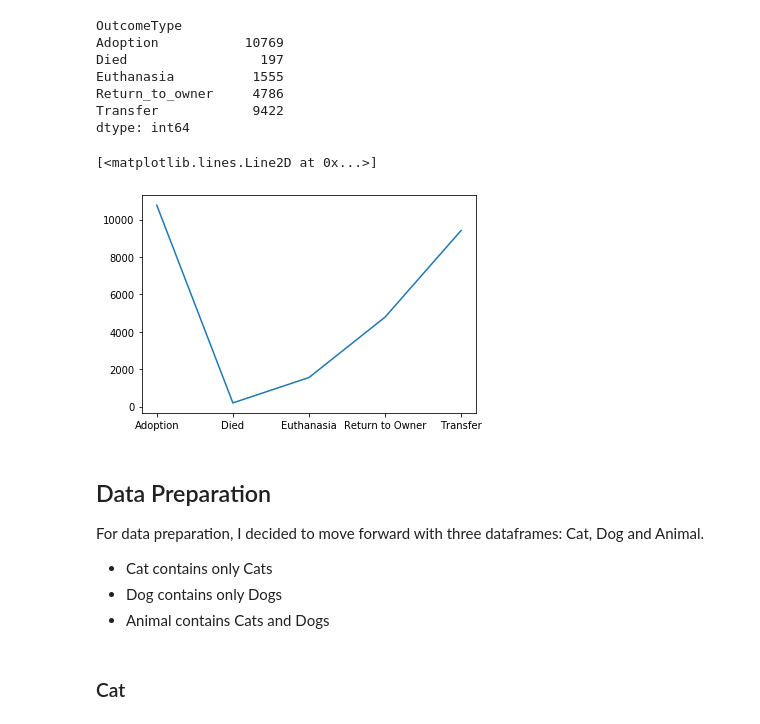
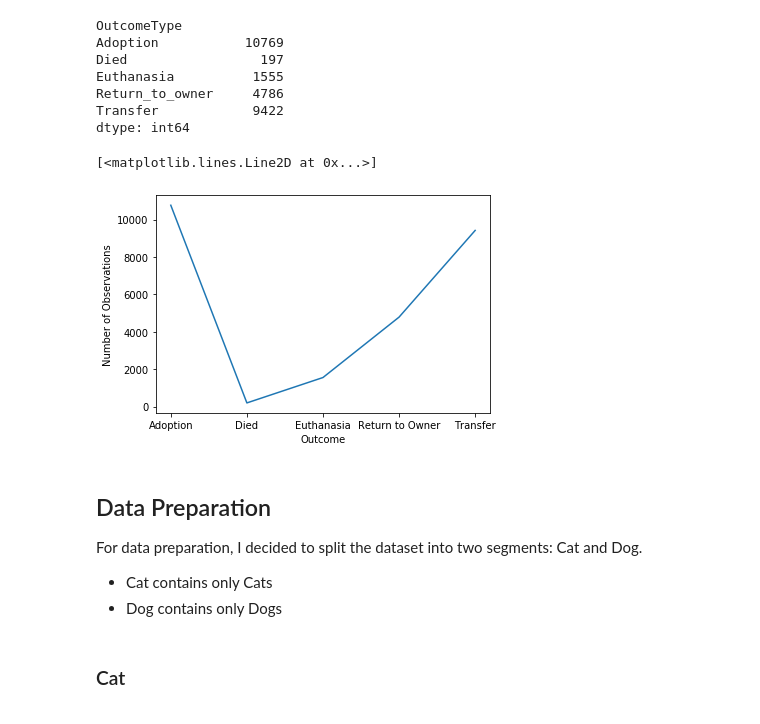
Before and after one commit to BenGriffith/capstone, a Jupyter notebook: capstone.ipynb, the cells around one changed output. Cells and saved outputs as stored; diff of their text form; code cells hidden in the pictures.

```diff
--- a/capstone.ipynb
+++ b/capstone.ipynb
@@ -237,18 +240,19 @@ Transfer            9422
 dtype: int64
 # %%
 x = ['Adoption', 'Died', 'Euthanasia', 'Return to Owner', 'Transfer']
+plt.xlabel('Outcome')
+plt.ylabel('Number of Observations')
 plt.plot(x, y)
 # %% [output]
 [<matplotlib.lines.Line2D at 0x...>]
-[figure, old version]
+[figure, new version]
 # %% [markdown]
 ## Data Preparation
 
-For data preparation, I decided to move forward with three dataframes: Cat, Dog and Animal.
+For data preparation, I decided to split the dataset into two segments: Cat and Dog.
 
 - Cat contains only Cats
 - Dog contains only Dogs
-- Animal contains Cats and Dogs
 # %% [markdown]
 ### Cat
 # %%
```
Also changed, not shown: parts of 23 cells of this notebook.
